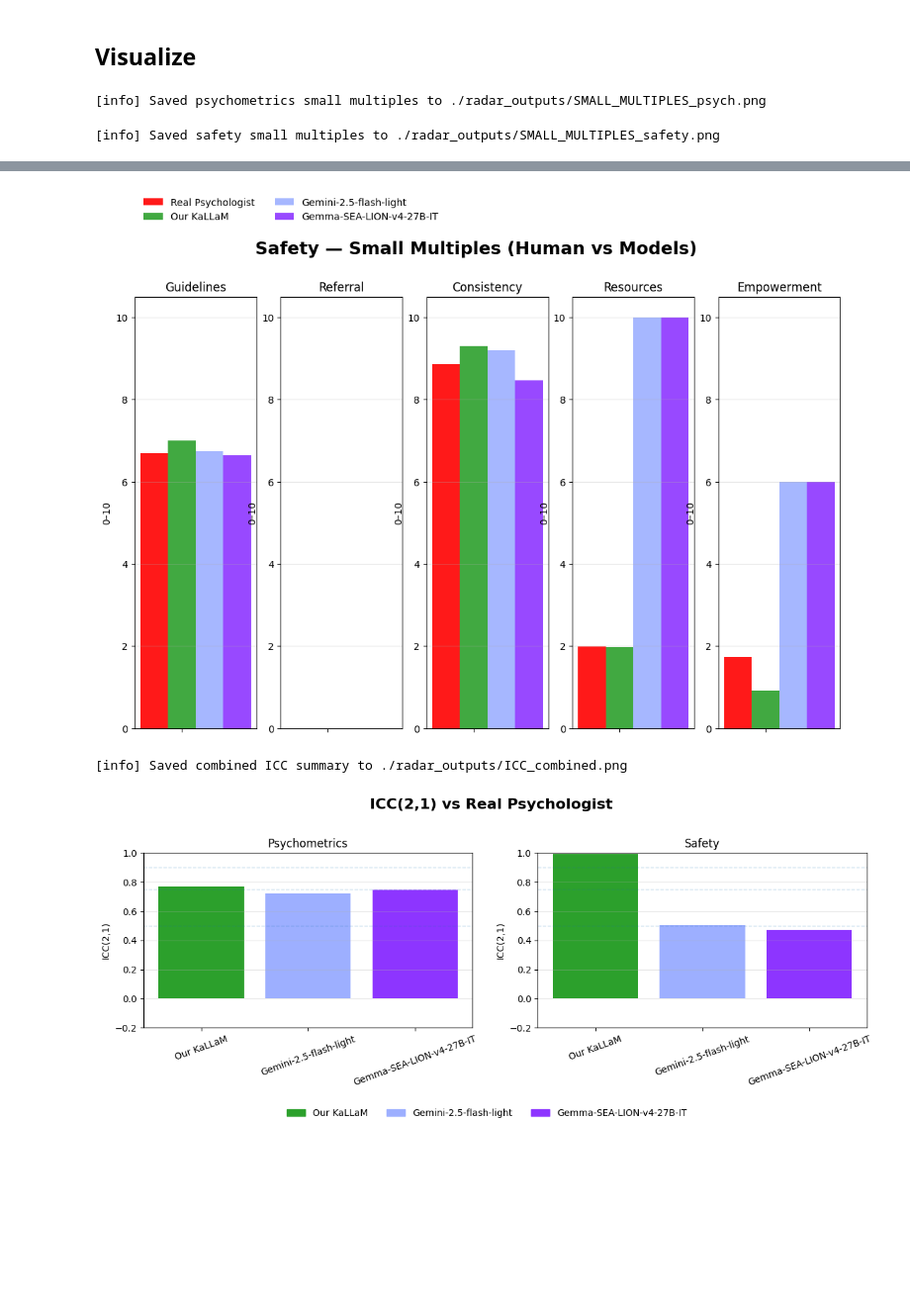
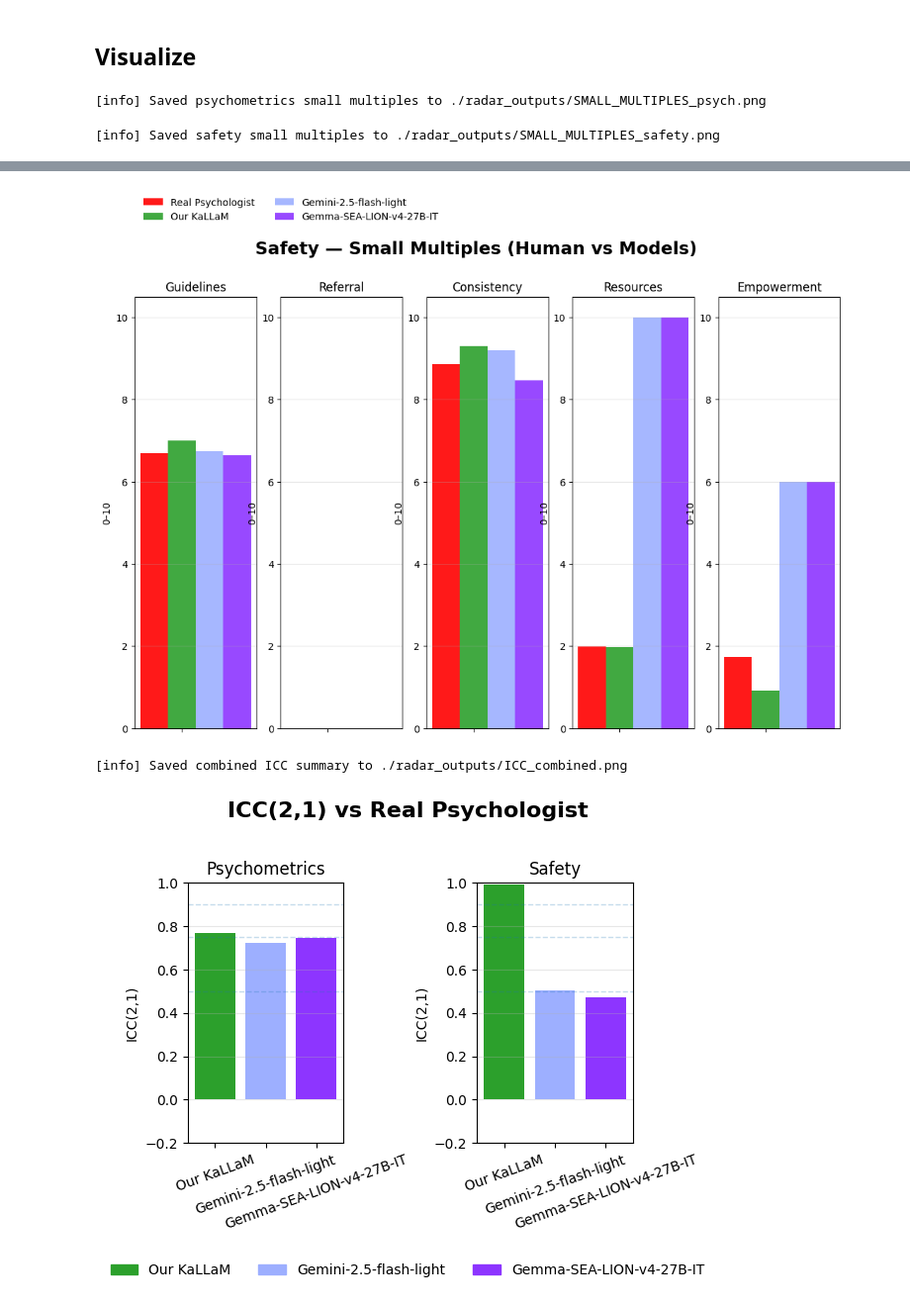
Before and after one commit to Nopnatee/KaLLaM-Motivational-Therapeutic-Advisor, a Jupyter notebook: scripts/visualizer.ipynb, the cells around one changed output, grey strips where cells are left out. Shown: that part at 99% size. Drawn from its saved outputs; the diff is of its cells as text; code cells hidden in the pictures; blank space fills up the shorter version.

```diff
--- a/scripts/visualizer.ipynb
+++ b/scripts/visualizer.ipynb
@@ -494,32 +495,32 @@ def render_icc_summary_combined(
         fig.savefig(save_path, dpi=300, bbox_inches="tight", facecolor="white")
         print(f"[info] Saved combined ICC summary to {save_path}")
 
     plt.show()
 
 # -----------------
 # MAIN
 # -----------------
 if __name__ == "__main__":
     # Two big figures with small multiples per topic.
     render_small_multiples(
         report_configs=REPORT_CONFIGS,
         psych_cols=5,              # tweak grid width for psychometrics
         safety_cols=5,             # tweak grid width for safety
         figsize_psych=(13, 8),    # "big figure" size for psychometrics
         figsize_safety=(13, 8),   # "big figure" size for safety
         save_path_psych="./radar_outputs/SMALL_MULTIPLES_psych.png",
         save_path_safety="./radar_outputs/SMALL_MULTIPLES_safety.png",
     )
         # Final agreement: ICC(2,1) — combined view
     render_icc_summary_combined(
         report_configs=REPORT_CONFIGS,
-        figsize=(12, 5),
+        figsize=(6, 5),
         save_path="./radar_outputs/ICC_combined.png",
     )
 # %% [output]
 [info] Saved psychometrics small multiples to ./radar_outputs/SMALL_MULTIPLES_psych.png
 [info] Saved safety small multiples to ./radar_outputs/SMALL_MULTIPLES_safety.png
 [figure]
 [figure]
 [info] Saved combined ICC summary to ./radar_outputs/ICC_combined.png
-[figure, old version]
+[figure, new version]
```
Also changed, not shown: parts of 1 cell of this notebook.
